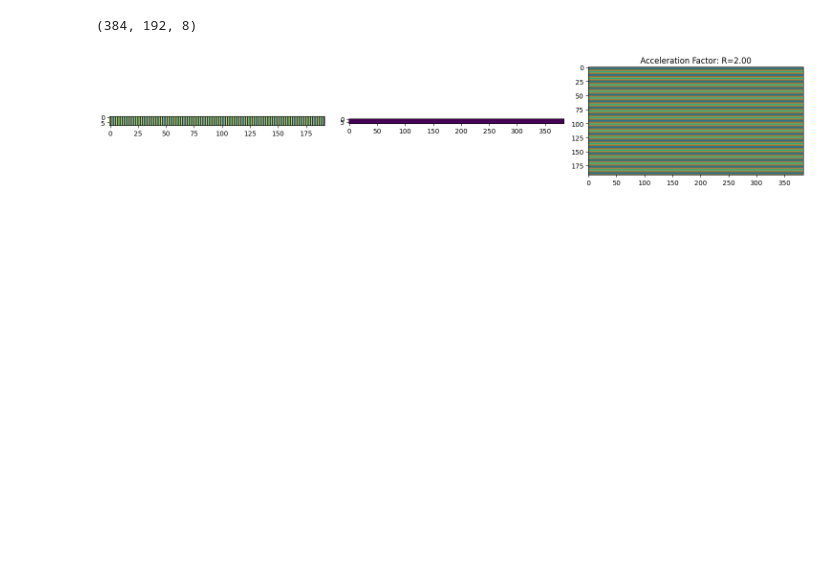
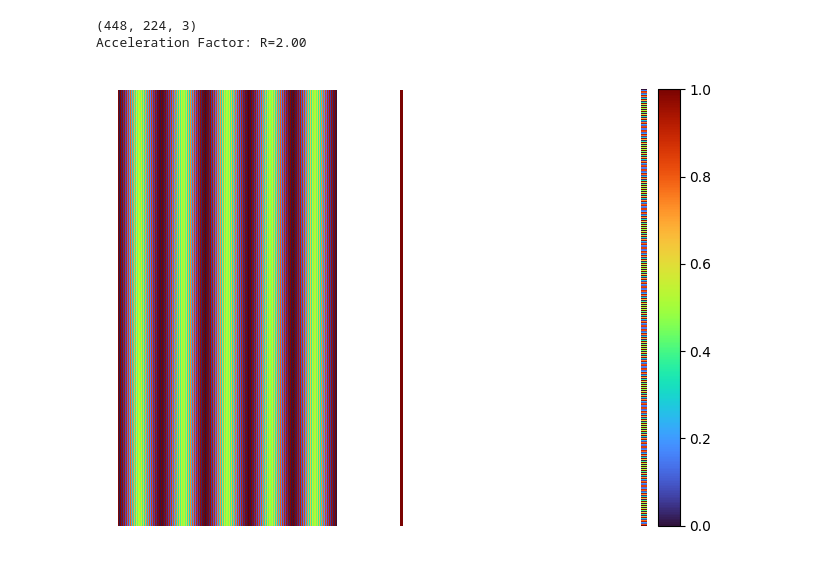
Before and after one commit to aghaeifar/recoMRD, a Jupyter notebook: examples/parallel_imaging_2D.ipynb, the cells around one changed output. Saved outputs shown, nothing was run; the diff lists cells and outputs as text; code cells hidden in the pictures; blank space fills up the shorter version.

```diff
--- a/examples/parallel_imaging_2D.ipynb
+++ b/examples/parallel_imaging_2D.ipynb
@@ -5,6 +10,6 @@ import matplotlib.pyplot as plt
 from bart import bart
 # %%
-filename = './../example_data/meas_MID00159_FID03019_localizer_2D_iPAT2_interleaved.mrd'
+filename = './../example_data/meas_MID00019_FID04966_localizer2D_iPAT2.mrd'
 mrd = recoMRD(filename)
 
 mrd.img = mrd.kspace_to_image(mrd.kspace['image_scan'])
@@ -34,17 +40,14 @@ plt.tight_layout()
 # %%
 # show sampling pattern
-temp = mrd.kspace['image_scan'].squeeze()[0,...]
-mask = bart.bart(1, 'pattern', temp).real
+temp = mrd.kspace['image_scan'].squeeze()[0,...] # take the first coil
+mask = bart.bart(1, 'pattern', temp).real > 0
 print(mask.shape)
 shp = [x // 2 for x in mask.shape]
 R = np.prod(np.shape(mask)) / np.sum(mask) # acceleration factor
-fig, axes = plt.subplots(1,3, figsize=(15, 5))
-axes[0].imshow(np.abs(mask[shp[0],:,:]).T)
-axes[1].imshow(np.abs(mask[:,shp[1],:]).T)
-axes[2].imshow(np.abs(mask[:,:,shp[2]]).T)
-plt.title('Acceleration Factor: R={:.2f}'.format(R))
-plt.tight_layout()
+utils.plot3D(mask, clim=[0, 1])
+print('Acceleration Factor: R={:.2f}'.format(R))
 # %% [output]
-(384, 192, 8)
+(448, 224, 3)
+Acceleration Factor: R=2.00
-[figure, old version]
+[figure, new version]
 # %%
```
Also changed, not shown: parts of 15 cells of this notebook, 2 other files.
